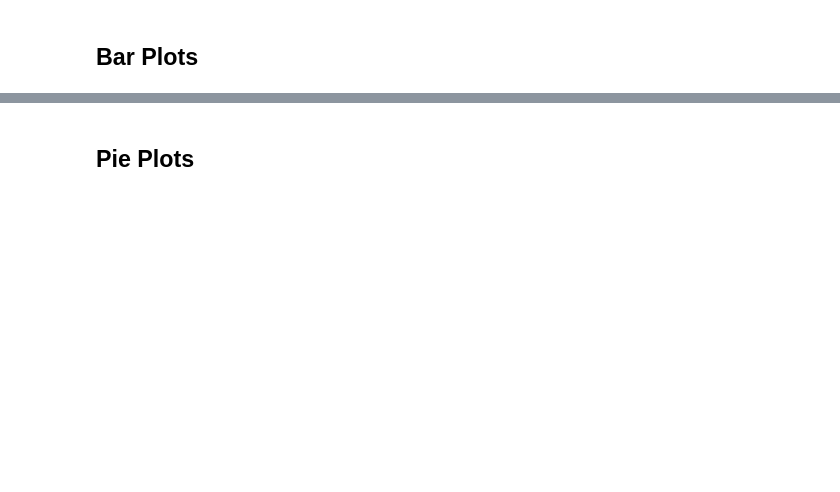
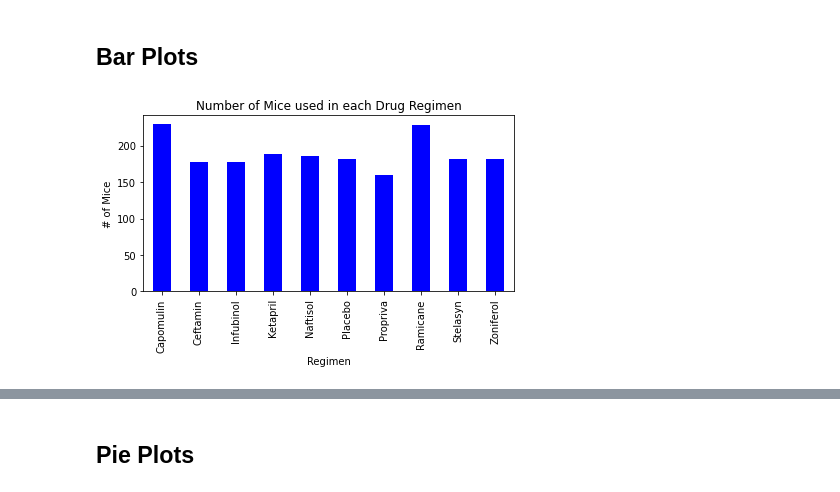
Before and after one commit to onenaghi/Pymaceuticals, a Jupyter notebook: pymaceuticals.ipynb, the cells around one changed output, grey strips where cells are left out. Saved outputs shown, nothing was run; the diff lists cells and outputs as text; code cells hidden in the pictures; blank space fills up the shorter version.

```diff
--- a/pymaceuticals.ipynb
+++ b/pymaceuticals.ipynb
@@ -47,3 +48,5 @@ study_results
 1893 rows × 4 columns
 # %%
 # Combine the data into a single dataset
+study_df = pd.merge(study_results, mouse_metadata, on='Mouse ID')
+study_df
@@ -56,2 +86,4 @@ study_results
 # %%
 # Create a clean DataFrame by dropping the duplicate mouse by its ID.
+study_df = study_df.drop_duplicates(keep='first')
+study_df
@@ -71,5 +161,15 @@ study_results
 ## Bar Plots
 # %%
 # Generate a bar plot showing the number of mice per time point for each treatment throughout the course of the study using pandas.
+x_axis = study_df.groupby("Drug Regimen")
+y_axis = x_axis['Mouse ID'].count()
+mice_regimen_bar=y_axis.plot(kind='bar',title="Number of Mice used in each Drug Regimen", color="blue")
+mice_regimen_bar.set_xlabel("Regimen")
+mice_regimen_bar.set_ylabel("# of Mice")
+plt.tight_layout()
+plt.savefig("Images/bar_graph1.png")
+plt.show()
+# %% [output]
+[figure, added]
 # %%
 # Generate a bar plot showing the number of mice per time point for each treatment throughout the course of the study using pyplot.
```
Also changed, not shown: parts of 29 cells of this notebook, 6 other files.
